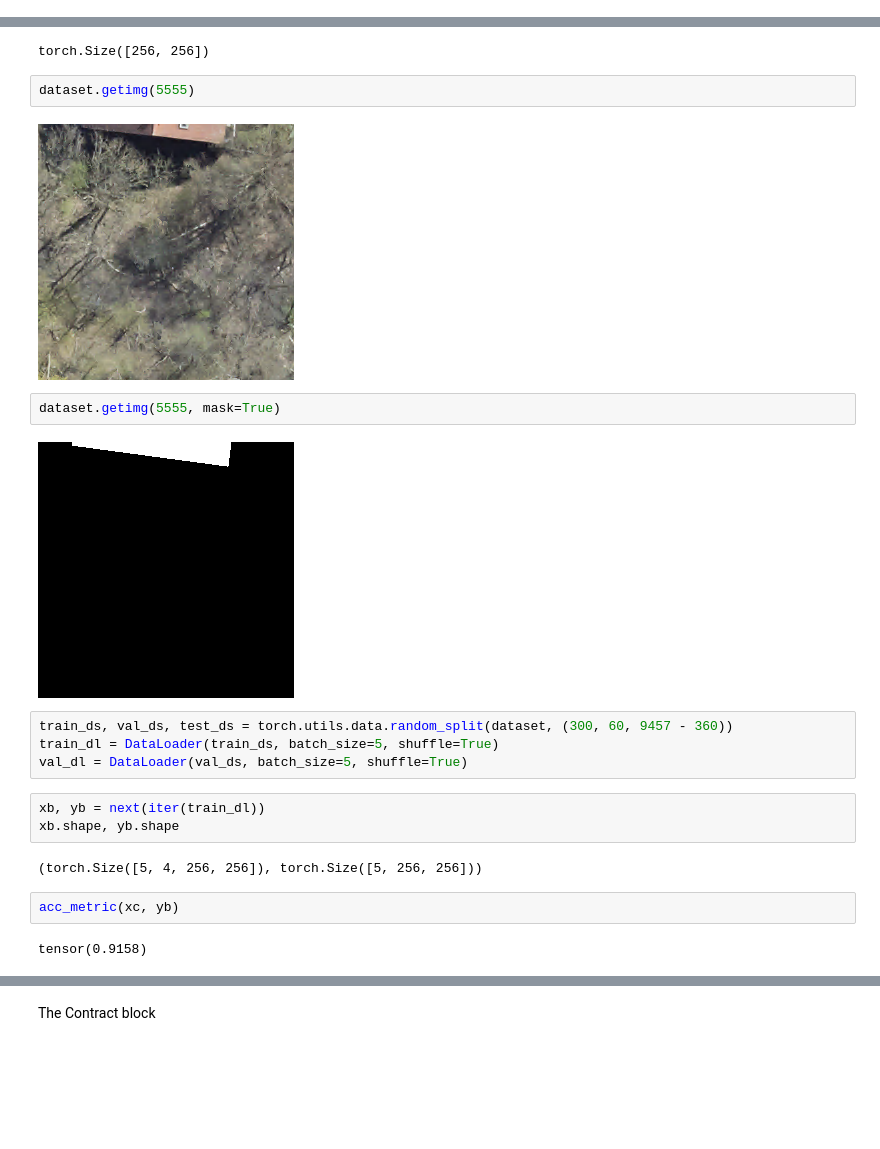
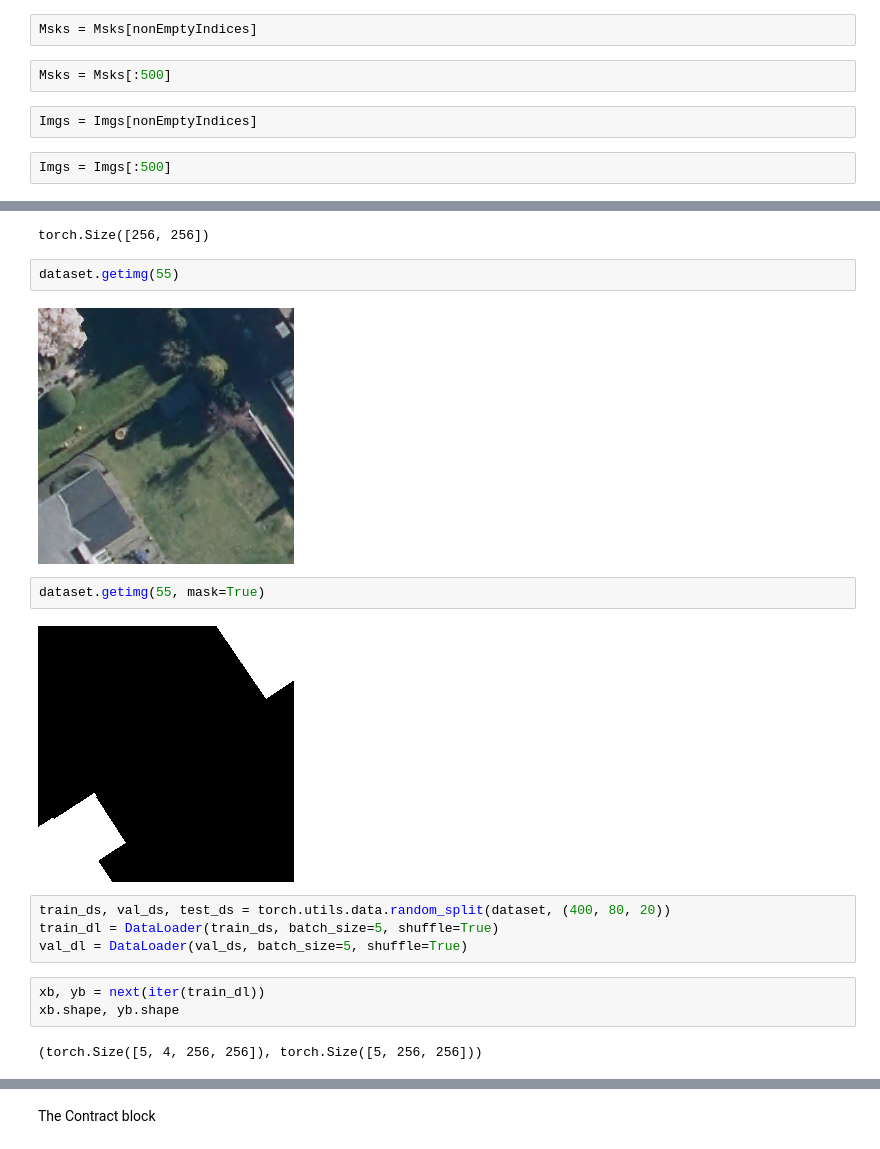
Before and after one commit to GabZech/building-segmentation-tutorial, a Jupyter notebook: src/UNet_model.ipynb, the cells around one changed output, grey strips where cells are left out. Cells and saved outputs as stored; diff of their text form; blank space fills up the shorter version.

```diff
--- a/src/UNet_model.ipynb
+++ b/src/UNet_model.ipynb
@@ -29,3 +31,11 @@ torch.Size([9457, 256, 256])
+# %%
+Msks = Msks[nonEmptyIndices]
+# %%
+Msks = Msks[:500]
+# %%
+Imgs = Imgs[nonEmptyIndices]
+# %%
+Imgs = Imgs[:500]
 # %%
 Imgs[5].shape
 # %% [output]
@@ -87,15 +97,15 @@ y.shape
 # %% [output]
 torch.Size([256, 256])
 # %%
-dataset.getimg(5555)
+dataset.getimg(55)
 # %% [output]
-[figure, old version]
+[figure, new version]
 # %%
-dataset.getimg(5555, mask=True)
+dataset.getimg(55, mask=True)
 # %% [output]
-[figure, old version]
+[figure, new version]
 # %%
-train_ds, val_ds, test_ds = torch.utils.data.random_split(dataset, (300, 60, 9457 - 360))
+train_ds, val_ds, test_ds = torch.utils.data.random_split(dataset, (400, 80, 20))
 train_dl = DataLoader(train_ds, batch_size=5, shuffle=True)
 val_dl = DataLoader(val_ds, batch_size=5, shuffle=True)
 # %%
@@ -103,7 +113,3 @@ xb, yb = next(iter(train_dl))
 xb.shape, yb.shape
 # %% [output]
 (torch.Size([5, 4, 256, 256]), torch.Size([5, 256, 256]))
-# %%
-acc_metric(xc, yb)
-# %% [output]
-tensor(0.9158)
```
Also changed, not shown: parts of 17 cells of this notebook.
